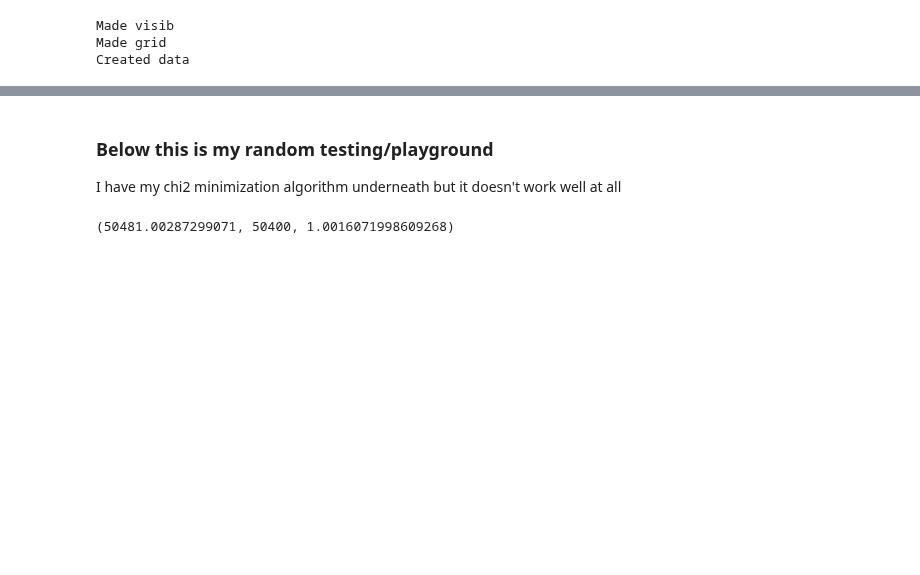
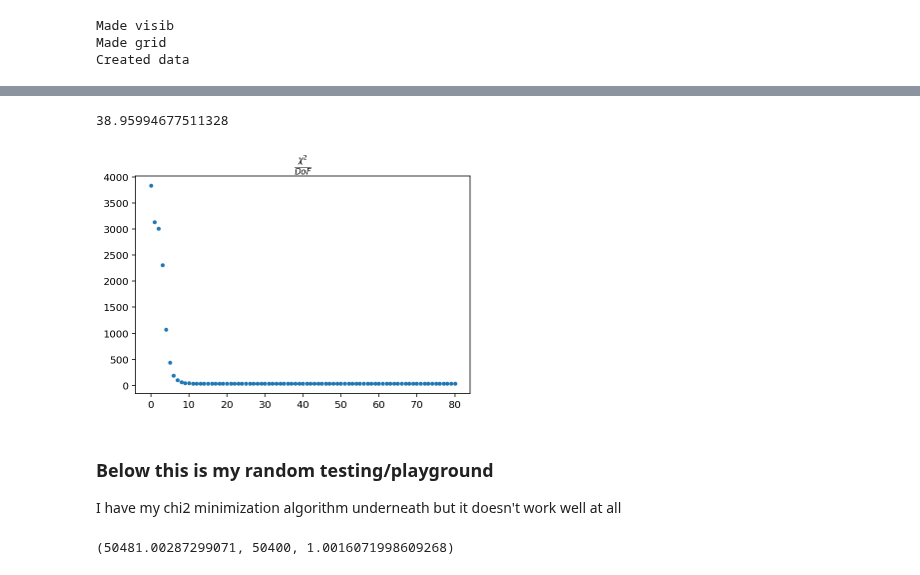
Before and after one commit to pecom/red-calibration, a Jupyter notebook: RealArrayTests.ipynb, the cells around one changed output, grey strips where cells are left out. Cells and saved outputs as stored; diff of their text form; code cells hidden in the pictures; blank space fills up the shorter version.

Commit message:
added previous chimin routine for comparison

```diff
--- a/RealArrayTests.ipynb
+++ b/RealArrayTests.ipynb
@@ -330,7 +389,8 @@ Nbase = get_num_baselines(Nside)
 gains_true = np.ones(Nant, dtype=np.complex128)
 # vis_true, data, ant_i, ant_j, visndx, ndx2base, base2ndx = make_data(Nsmide, gains_true)
 weighted_beam = get_weighted_array(1, 3)
-beams = np.array([weighted_beam*np.exp(1j*rand_phases(1)) for i in range(Nant)])
+beam_gains = rand_phases(Nant)
+beams = np.array([get_weighted_array(.8, 3, 8)*np.exp(1j*beam_gains[i]) for i in range(Nant)])
 vis_true, data, ant_i, ant_j, visndx, datandx, n2b, b2n, n2t, t2n, tl_grid = make_data_grid(Nside, gains_true, beams, noise=0.1)
 flatndx = vector_b2n(b2n, datandx)
 data_len = len(data)
@@ -356,4 +416,7 @@ Ninv = Ninv_dia.tocsr()
 
 lhsX = Sinv + bigA.T@Ninv@bigA
 rhsY = bigA.T@Ninv@bigB
+# %%
+bad_guess = np.random.normal(0, 1, (len(vis_true), 2)).view(np.complex128).flatten()
+map_badguess = imag_to_reals(bad_guess)
 # %%
@@ -368,3 +433,12 @@ gen_chi2(data, comb_model)
+# %%
+chiout = chimincal(400, data, beam_gains, bad_guess, ant_i, ant_j, visndx)
+
+plt.plot(np.array(chiout[2])/dof, '.');
+plt.title(r"$\frac{\chi^2}{DoF}$");
+print(chiout[2][-1]/dof)
+# %% [output]
+38.95994677511328
+[figure, added]
 # %% [markdown]
 ### Below this is my random testing/playground <a name="playground"></a>
 I have my chi2 minimization algorithm underneath but it doesn't work well at all
```
Also changed, not shown: parts of 8 cells of this notebook.
